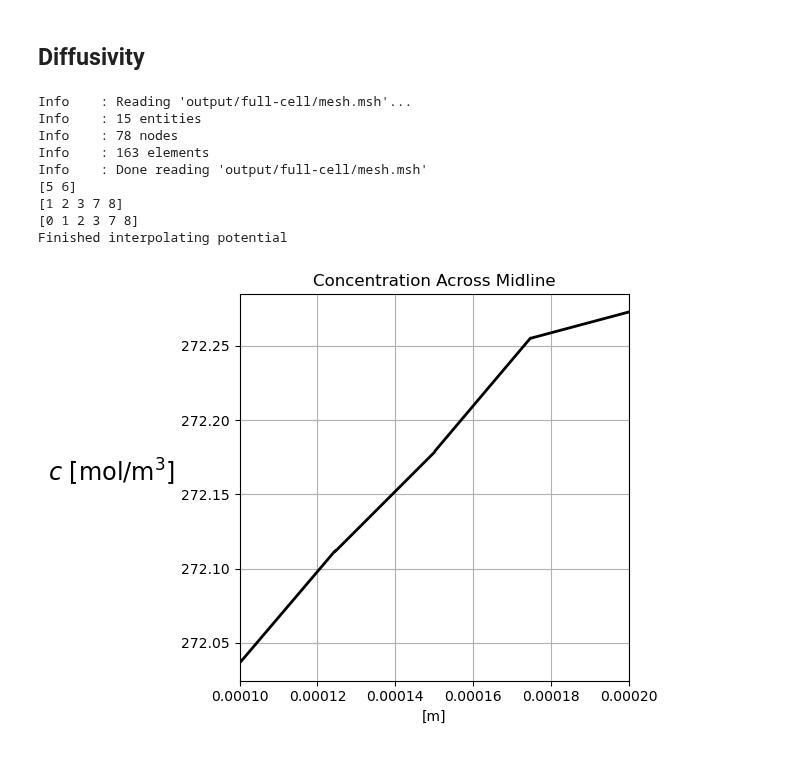
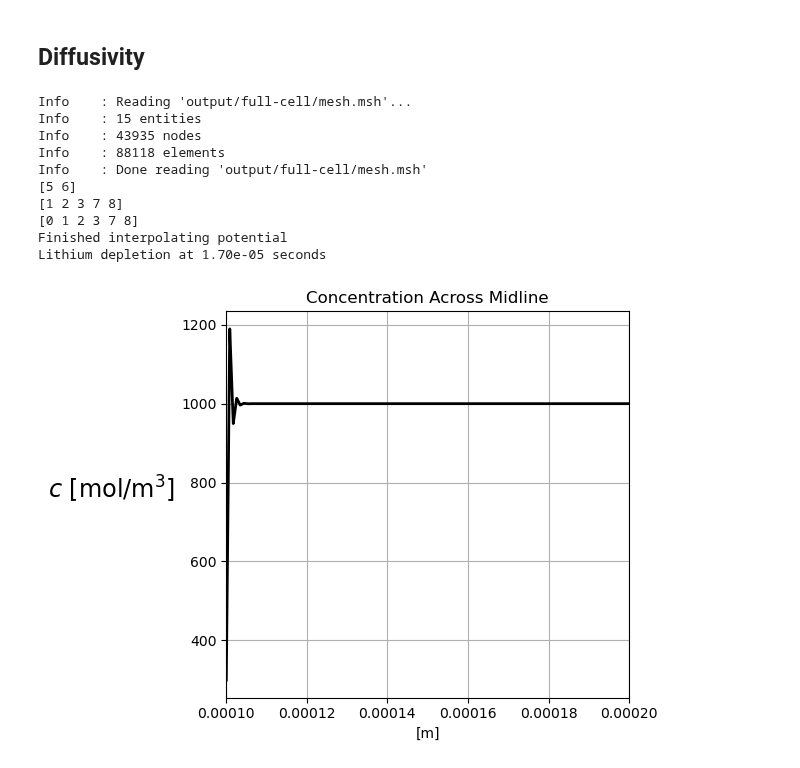
Before and after one commit to molel-gt/ssb, a Jupyter notebook: full-cell.ipynb, the cells around one changed output. Drawn from its saved outputs; the diff is of its cells as text; code cells hidden in the pictures.

```diff
--- a/full-cell.ipynb
+++ b/full-cell.ipynb
@@ -348,6 +348,6 @@ out: 2.11e-01 A, in: 2.14e-01 A
 # %%
 bb_trees = bb_tree(domain, domain.topology.dim)
-n_points = 1000
+n_points = 10000
 tol = 1e-8  # Avoid hitting the outside of the domain
 x = np.linspace(50e-6 + tol, 200e-6 - tol, n_points)
 y = np.ones(n_points) * 0.5 * 5 * 50e-6  # midline
@@ -381,7 +381,7 @@ plt.show()
 [figure]
 # %%
 bb_trees = bb_tree(domain, domain.topology.dim)
-n_points = 1000
+n_points = 10000
 tol = 1e-8  # Avoid hitting the outside of the domain
 x = np.linspace(50e-6 + tol, 200e-6 - tol, n_points)
 y = np.ones(n_points) * 0.5 * 5 * 50e-6  # midline
@@ -457,7 +457,7 @@ with dolfinx.io.XDMFFile(comm, "submesh.xdmf", "w", encoding=encoding) as xdmf:
 c_init = 1000  # mol/m3
 t = 0 # Start time
 eps = 1e-15
-dt = 1e-3
+dt = 1e-6
 T = 500 * dt
 
 dx = ufl.Measure("dx", domain=pam_domain)
@@ -471,12 +471,12 @@ boundary_facets = sub_meshtag.find(markers['pe_se'])
 
 Q = fem.FunctionSpace(pam_domain, ("CG", 1))
 potential = fem.Function(Q)
-
+padding = 1e-16
 u1_2_u2_nmm_data = \
         fem.create_nonmatching_meshes_interpolation_data(
             potential.function_space.mesh._cpp_object,
             potential.function_space.element,
-            u_cg.function_space.mesh._cpp_object)
+            u_cg.function_space.mesh._cpp_object, padding=padding)
 
 potential.interpolate(u, nmm_interpolation_data=u1_2_u2_nmm_data)
 potential.x.scatter_forward()
@@ -500,12 +500,17 @@ q = ufl.TestFunction(Q)
 
 f = fem.Constant(pam_domain, PETSc.ScalarType(0))
 g = fem.Constant(pam_domain, PETSc.ScalarType(0))
-D = fem.Constant(pam_domain, PETSc.ScalarType(1e-5))
+D = fem.Constant(pam_domain, PETSc.ScalarType(1e-17))
 def c_pos(c):
     c.x.array[c.x.array < 0] = 0
     return c
 a = c * q * dx + dt * ufl.inner(D * ufl.grad(c), ufl.grad(q)) * dx
-L = (c_n + dt * f) * q * dx + dt * ufl.inner(ufl.grad(potential) / 96485, n) * q * ds(markers['pe_se']) + dt * ufl.inner(g, q) * ds(markers['insulated_pam']) + dt * ufl.inner(g, q) * ds(markers['pe_pcc'])
+L = (
+    (c_n + dt * f) * q * dx
+    + dt * ufl.inner(ufl.grad(potential) / 96485, n) * q * ds(markers['pe_se'])
+    + dt * ufl.inner(g, q) * ds(markers['insulated_pam'])
+    + dt * ufl.inner(g, q) * ds(markers['pe_pcc'])
+)
 
 bilinear_form = fem.form(a)
 linear_form = fem.form(L)
@@ -556,44 +561,45 @@ c_vtx.close()
 # %% [output]
 Info    : Reading 'output/full-cell/mesh.msh'...
 Info    : 15 entities
-Info    : 78 nodes
-Info    : 163 elements
+Info    : 43935 nodes
+Info    : 88118 elements
 Info    : Done reading 'output/full-cell/mesh.msh'
 [5 6]
 [1 2 3 7 8]
 [0 1 2 3 7 8]
 Finished interpolating potential
+Lithium depletion at 1.70e-05 seconds
 # %%
 bb_trees = bb_tree(pam_domain, pam_domain.topology.dim)
-n_points = 1000
+n_points = 10000
 tol = 1e-8  # Avoid hitting the outside of the domain
 x = np.linspace(100e-6 + tol, 200e-6 - tol, n_points)
 y = np.ones(n_points) * 0.5 * 5 * 50e-6  # midline
 points = np.zeros((3, n_points))
 points[0] = x
 points[1] = y
 u_values = []
 cells = []
 points_on_proc = []
 # Find cells whose bounding-box collide with the the points
 cell_candidates = compute_collisions_points(bb_trees, points.T)
 # Choose one of the cells that contains the point
 colliding_cells = compute_colliding_cells(pam_domain, cell_candidates, points.T)
 for i, point in enumerate(points.T):
     if len(colliding_cells.links(i)) > 0:
         points_on_proc.append(point)
         cells.append(colliding_cells.links(i)[0])
 points_on_proc = np.array(points_on_proc, dtype=np.float64)
 u_values = ch.eval(points_on_proc, cells)
 fig, ax = plt.subplots()
 ax.plot(points_on_proc[:, 0], u_values, "k", linewidth=2)
 ax.grid(True)
 ax.set_xlim([100e-6, 200e-6])
 # ax.set_ylim([0, voltage])
 ax.set_ylabel(r'$c$ [mol/m$^3$]', rotation=0, labelpad=50, fontsize='xx-large')
 ax.set_xlabel('[m]')
 ax.set_title('Concentration Across Midline')
 plt.tight_layout()
 plt.show()
 # %% [output]
-[figure, old version]
+[figure, new version]
```
Also changed, not shown: parts of 3 cells of this notebook, 2 other files.
